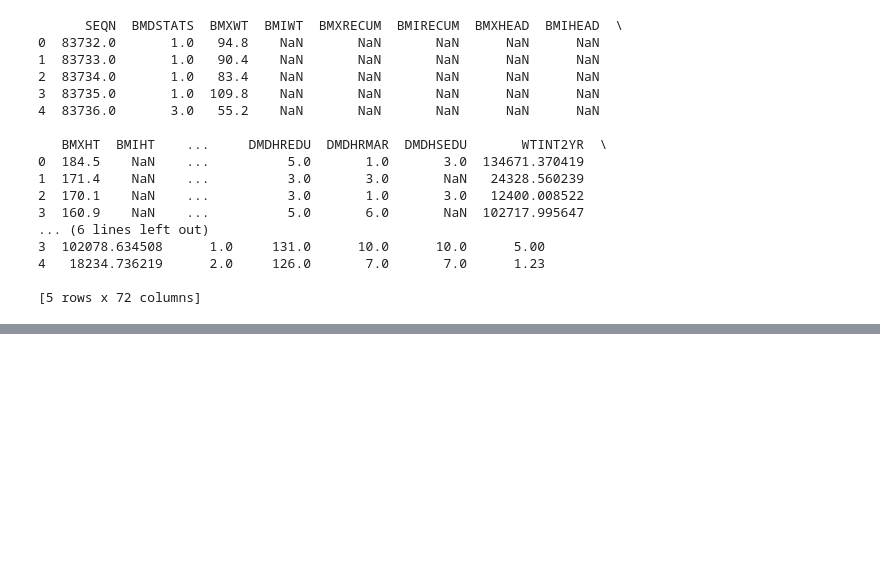
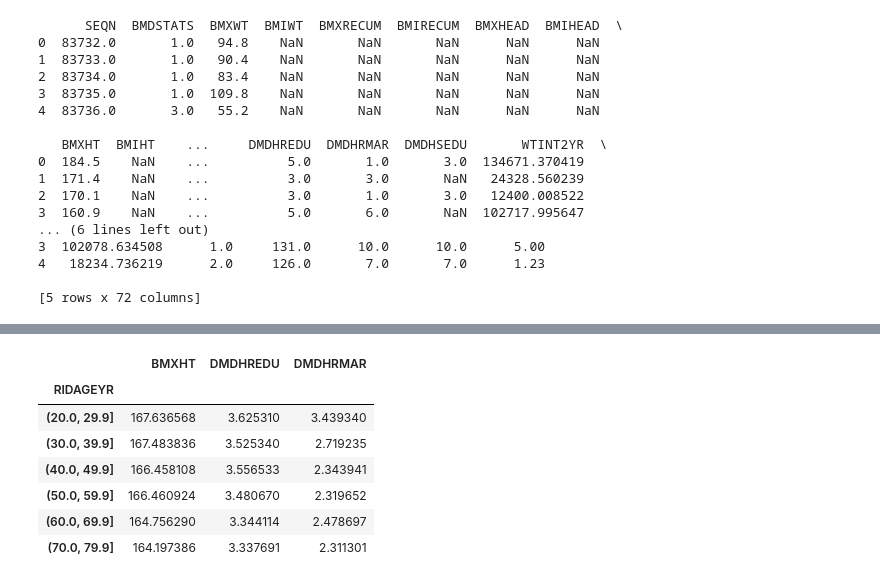
Before and after one commit to joygraciacia/2019-sp-stats131, a Jupyter notebook: midterm_sandbox.ipynb, the cells around one changed output, grey strips where cells are left out. Drawn from its saved outputs; the diff is of its cells as text; code cells hidden in the pictures; blank space fills up the shorter version.

```diff
--- a/midterm_sandbox.ipynb
+++ b/midterm_sandbox.ipynb
@@ -89,0 +156,21 @@ print(merged.head())
+# %%
+bins = pd.IntervalIndex.from_tuples([(20, 29.9), (30, 39.9), (40, 49.9), (50,59.9), (60,69.9), (70,79.9),(80,200)]
+                            )
+thing=pd.cut(merged.loc[:,'RIDAGEYR'],bins,right=False)
+
+thing=pd.DataFrame(thing)
+
+merged['RIDAGEYR']=thing
+
+merged.head()
+
+merged.loc[:,['BMXHT','DMDHREDU','DMDHRMAR']].groupby(merged.RIDAGEYR).mean()
+# %% [output]
+|  | BMXHT | DMDHREDU | DMDHRMAR |
+| RIDAGEYR |  |  |  |
+| (20.0, 29.9] | 167.636568 | 3.625310 | 3.439340 |
+| (30.0, 39.9] | 167.483836 | 3.525340 | 2.719235 |
+| (40.0, 49.9] | 166.458108 | 3.556533 | 2.343941 |
+| (50.0, 59.9] | 166.460924 | 3.480670 | 2.319652 |
+| (60.0, 69.9] | 164.756290 | 3.344114 | 2.478697 |
+| (70.0, 79.9] | 164.197386 | 3.337691 | 2.311301 |
```
Also changed, not shown: parts of 15 cells of this notebook, 2 other files.
